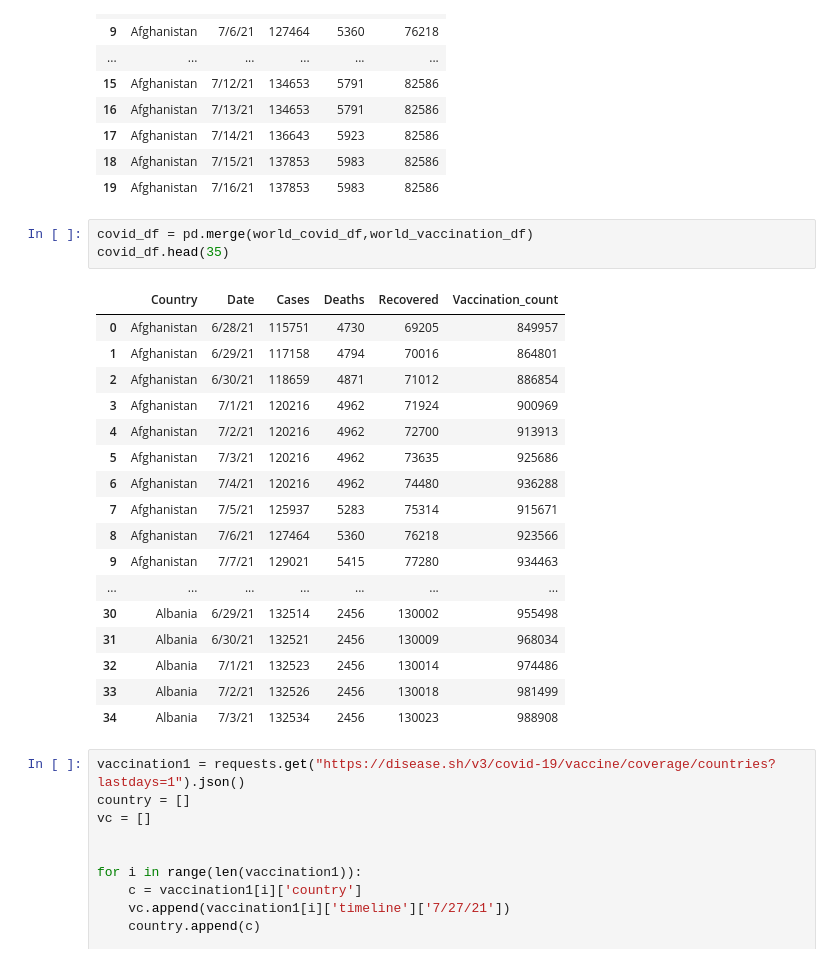
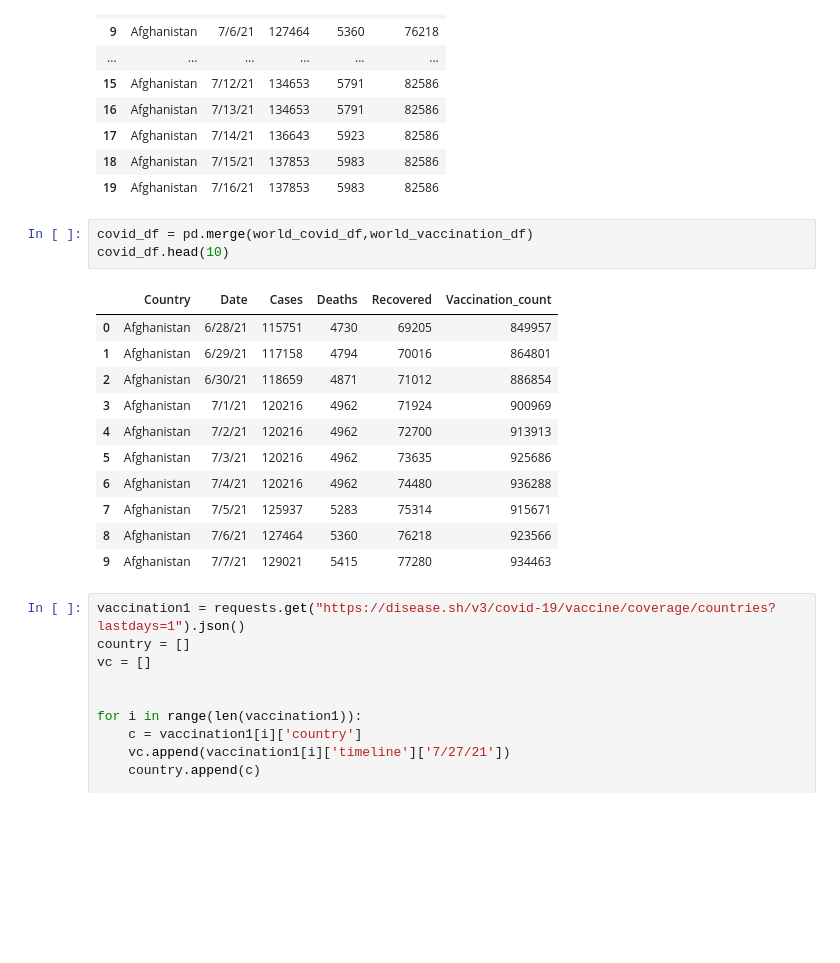
Before and after one commit to cgardner1388/capstoneproject1, a Jupyter notebook: codys_branch/Team1_Covid_Vaccination_Analysis_visual.ipynb, the cells around one changed output. Cells and saved outputs as stored; diff of their text form; blank space fills up the shorter version.

```diff
--- a/codys_branch/Team1_Covid_Vaccination_Analysis_visual.ipynb
+++ b/codys_branch/Team1_Covid_Vaccination_Analysis_visual.ipynb
@@ -232,25 +232,19 @@ world_covid_df.head(20)
 | 19 | Afghanistan | 7/16/21 | 137853 | 5983 | 82586 |
 # %%
 covid_df = pd.merge(world_covid_df,world_vaccination_df)
-covid_df.head(35)
+covid_df.head(10)
 # %% [output]
 |  | Country | Date | Cases | Deaths | Recovered | Vaccination_count |
 | 0 | Afghanistan | 6/28/21 | 115751 | 4730 | 69205 | 849957 |
 | 1 | Afghanistan | 6/29/21 | 117158 | 4794 | 70016 | 864801 |
 | 2 | Afghanistan | 6/30/21 | 118659 | 4871 | 71012 | 886854 |
 | 3 | Afghanistan | 7/1/21 | 120216 | 4962 | 71924 | 900969 |
 | 4 | Afghanistan | 7/2/21 | 120216 | 4962 | 72700 | 913913 |
 | 5 | Afghanistan | 7/3/21 | 120216 | 4962 | 73635 | 925686 |
 | 6 | Afghanistan | 7/4/21 | 120216 | 4962 | 74480 | 936288 |
 | 7 | Afghanistan | 7/5/21 | 125937 | 5283 | 75314 | 915671 |
 | 8 | Afghanistan | 7/6/21 | 127464 | 5360 | 76218 | 923566 |
 | 9 | Afghanistan | 7/7/21 | 129021 | 5415 | 77280 | 934463 |
-| ... | ... | ... | ... | ... | ... | ... |
-| 30 | Albania | 6/29/21 | 132514 | 2456 | 130002 | 955498 |
-| 31 | Albania | 6/30/21 | 132521 | 2456 | 130009 | 968034 |
-| 32 | Albania | 7/1/21 | 132523 | 2456 | 130014 | 974486 |
-| 33 | Albania | 7/2/21 | 132526 | 2456 | 130018 | 981499 |
-| 34 | Albania | 7/3/21 | 132534 | 2456 | 130023 | 988908 |
 # %%
 vaccination1 = requests.get("https://disease.sh/v3/covid-19/vaccine/coverage/countries?lastdays=1").json()
 country = []
```
Also changed, not shown: parts of 9 cells of this notebook, 1 other file.
